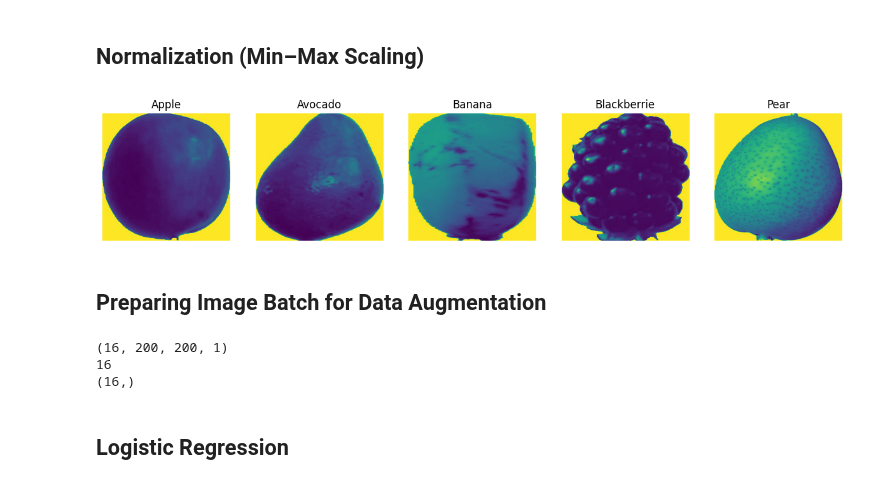
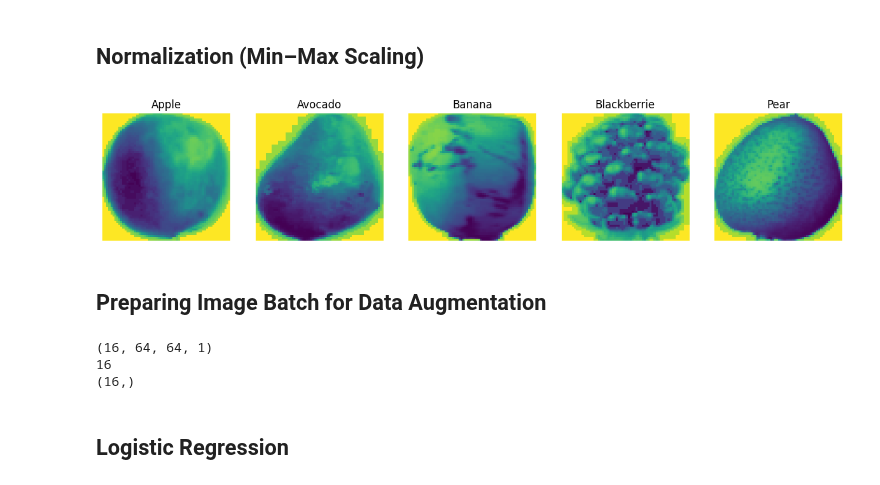
Before and after one commit to DORMODO/ML-Project-2025, a Jupyter notebook: notebooks/image_EDA.ipynb, the cells around one changed output. Saved outputs shown, nothing was run; the diff lists cells and outputs as text; code cells hidden in the pictures.

```diff
--- a/notebooks/image_EDA.ipynb
+++ b/notebooks/image_EDA.ipynb
@@ -20,7 +20,7 @@ root = r'D:\projects\Project Ai KenKen\DataSetForImages\Training'
 
 classes = ['Apple', 'Avocado', 'Banana', 'Blackberrie', 'Pear']
 
-target_size = (200, 200)
+target_size = (64, 64)
 
 images = {}
 
@@ -105,22 +105,22 @@ for ax, cls in zip(axes, classes):
 ## Normalization (Min–Max Scaling)
 # %%
 Normalizeddataset = []
-for gray_img, cls in Graydataset:
+for gray_img, cls in equalized_imgs:
     norm_img = (gray_img - np.min(gray_img)) / (np.max(gray_img) - np.min(gray_img))
     Normalizeddataset.append((norm_img, cls))
 
 fig, axes = plt.subplots(1, 5, figsize=(15, 5))
 
 for ax, cls in zip(axes, classes):
     # العثور على أول صورة من الفئة
     for img, label in Normalizeddataset:
         if label == cls:
             ax.set_title(cls)
             ax.imshow(img)
             ax.axis('off')
             break
 # %% [output]
-[figure, old version]
+[figure, new version]
 # %% [markdown]
 ##  Preparing Image Batch for Data Augmentation
 # %%
@@ -146,7 +146,7 @@ generator = ImageDataGenerator(
 
 
 train_gen = generator.flow(
-    x.reshape(-1, 200, 200, 1),
+    x.reshape(-1, 64, 64, 1),
     y,
     batch_size=16,
     shuffle=True
@@ -157,7 +157,7 @@ print(images_batch.shape)  # (16, H, W, 1)
 print(len(images_batch))  #16
 print(labels_batch.shape)  # (16, num_classes)
 # %% [output]
-(16, 200, 200, 1)
+(16, 64, 64, 1)
 16
 (16,)
 # %% [markdown]
```
Also changed, not shown: parts of 3 cells of this notebook.
